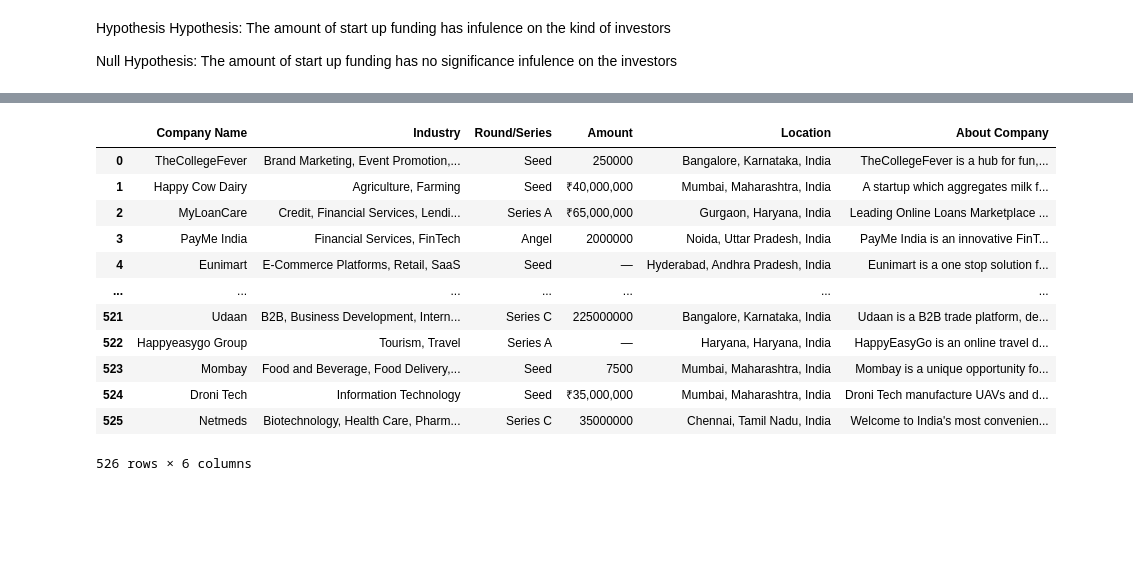
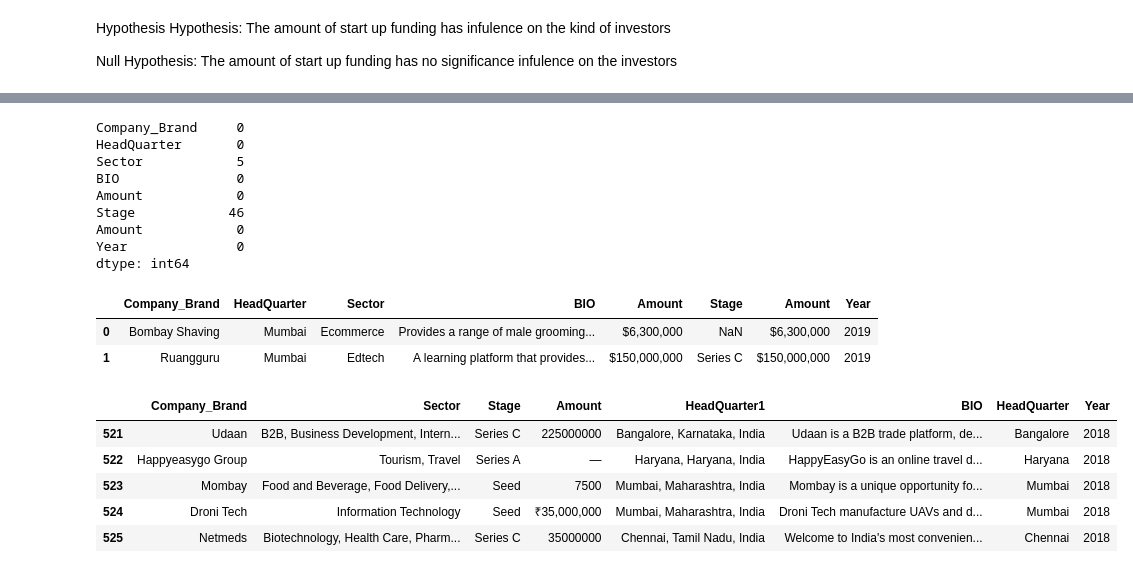
Before and after one commit to obiuzoma/LP1-project, a Jupyter notebook: lp1.ipynb, the cells around one changed output, grey strips where cells are left out. Cells and saved outputs as stored; diff of their text form; code cells hidden in the pictures; blank space fills up the shorter version.

```diff
--- a/lp1.ipynb
+++ b/lp1.ipynb
@@ -130,17 +171,20 @@ df_2019
+# %%
+data_2019.isna().sum()
+# %% [output]
+Company_Brand     0
+HeadQuarter       0
+Sector            5
+BIO               0
+Amount            0
+Stage            46
+Amount            0
+Year              0
+dtype: int64
+# %%
+data_2019.head(2)
+# %% [output]
+|  | Company_Brand | HeadQuarter | Sector | BIO | Amount | Stage | Amount | Year |
+| 0 | Bombay Shaving | Mumbai | Ecommerce | Provides a range of male grooming... | $6,300,000 | NaN | $6,300,000 | 2019 |
+| 1 | Ruangguru | Mumbai | Edtech | A learning platform that provides... | $150,000,000 | Series C | $150,000,000 | 2019 |
 # %%
-df_2018 = pd.read_csv('startup_funding2018.csv')
-df_2018
+data_2018 = pd.read_csv('startup_funding2018.csv')
-# %% [output]
-|  | Company Name | Industry | Round/Series | Amount | Location | About Company |
-| 0 | TheCollegeFever | Brand Marketing, Event Promotion,... | Seed | 250000 | Bangalore, Karnataka, India | TheCollegeFever is a hub for fun,... |
-| 1 | Happy Cow Dairy | Agriculture, Farming | Seed | ₹40,000,000 | Mumbai, Maharashtra, India | A startup which aggregates milk f... |
-| 2 | MyLoanCare | Credit, Financial Services, Lendi... | Series A | ₹65,000,000 | Gurgaon, Haryana, India | Leading Online Loans Marketplace ... |
-| 3 | PayMe India | Financial Services, FinTech | Angel | 2000000 | Noida, Uttar Pradesh, India | PayMe India is an innovative FinT... |
-| 4 | Eunimart | E-Commerce Platforms, Retail, SaaS | Seed | — | Hyderabad, Andhra Pradesh, India | Eunimart is a one stop solution f... |
-| ... | ... | ... | ... | ... | ... | ... |
-| 521 | Udaan | B2B, Business Development, Intern... | Series C | 225000000 | Bangalore, Karnataka, India | Udaan is a B2B trade platform, de... |
-| 522 | Happyeasygo Group | Tourism, Travel | Series A | — | Haryana, Haryana, India | HappyEasyGo is an online travel d... |
-| 523 | Mombay | Food and Beverage, Food Delivery,... | Seed | 7500 | Mumbai, Maharashtra, India | Mombay is a unique opportunity fo... |
-| 524 | Droni Tech | Information Technology | Seed | ₹35,000,000 | Mumbai, Maharashtra, India | Droni Tech manufacture UAVs and d... |
-| 525 | Netmeds | Biotechnology, Health Care, Pharm... | Series C | 35000000 | Chennai, Tamil Nadu, India | Welcome to India's most convenien... |
-526 rows × 6 columns
@@ -159,0 +191,10 @@ su_21['Year']='2021'
+# %%
+
+data_2018.tail(5)
+# %% [output]
+|  | Company_Brand | Sector | Stage | Amount | HeadQuarter1 | BIO | HeadQuarter | Year |
+| 521 | Udaan | B2B, Business Development, Intern... | Series C | 225000000 | Bangalore, Karnataka, India | Udaan is a B2B trade platform, de... | Bangalore | 2018 |
+| 522 | Happyeasygo Group | Tourism, Travel | Series A | — | Haryana, Haryana, India | HappyEasyGo is an online travel d... | Haryana | 2018 |
+| 523 | Mombay | Food and Beverage, Food Delivery,... | Seed | 7500 | Mumbai, Maharashtra, India | Mombay is a unique opportunity fo... | Mumbai | 2018 |
+| 524 | Droni Tech | Information Technology | Seed | ₹35,000,000 | Mumbai, Maharashtra, India | Droni Tech manufacture UAVs and d... | Mumbai | 2018 |
+| 525 | Netmeds | Biotechnology, Health Care, Pharm... | Series C | 35000000 | Chennai, Tamil Nadu, India | Welcome to India's most convenien... | Chennai | 2018 |
```
Also changed, not shown: parts of 35 cells of this notebook.
